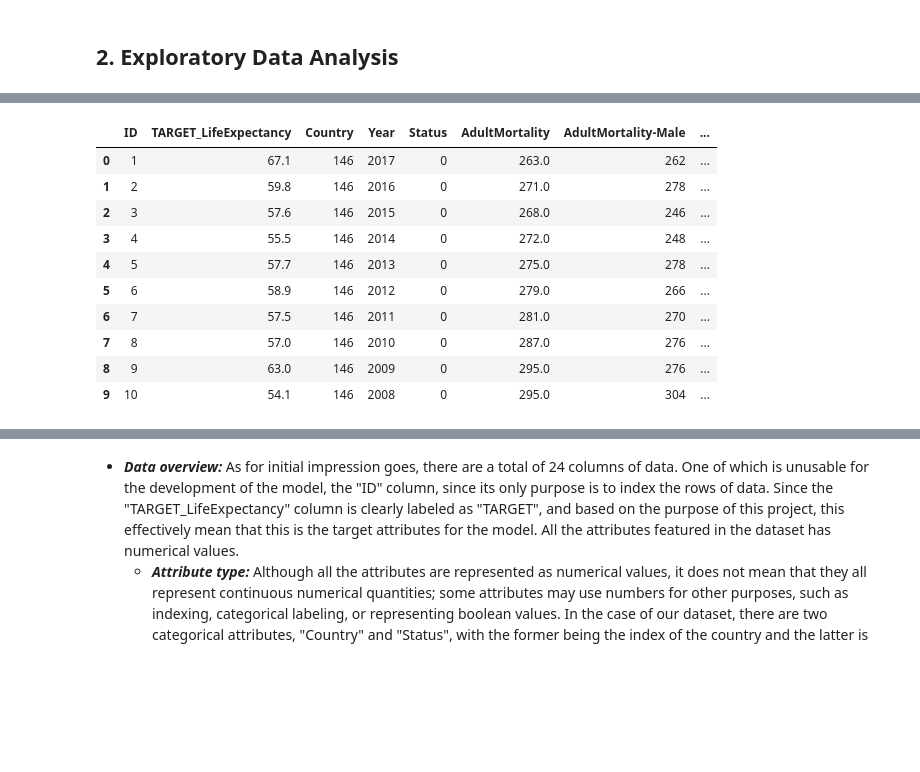
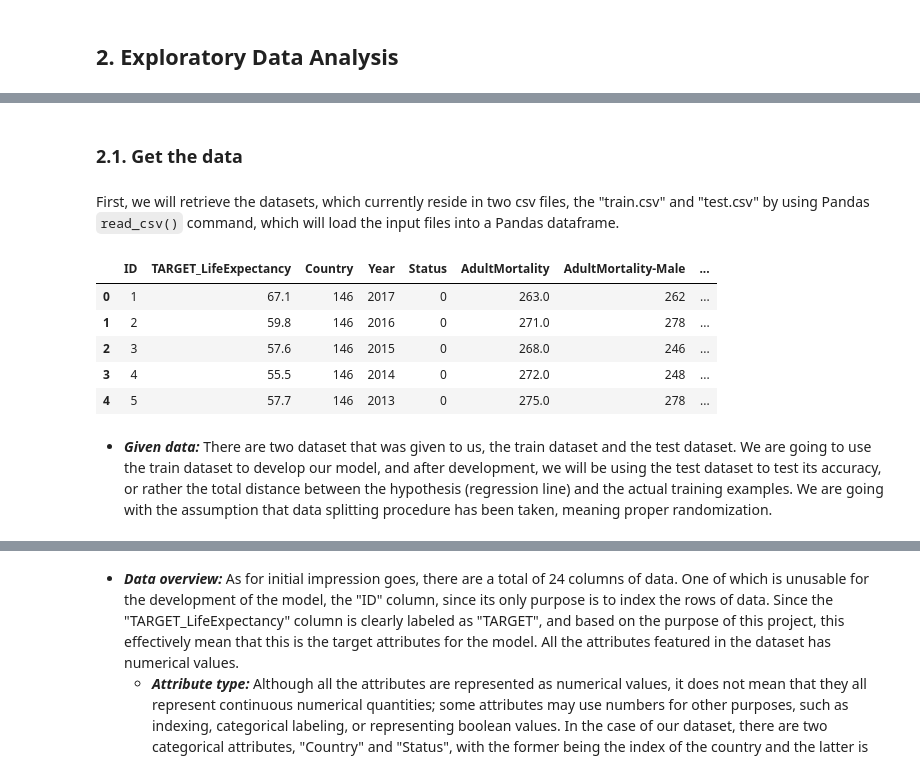
Before and after one commit to KanTheCodingNoob/Machine-Learning-LifeExpectancyPrediction, a Jupyter notebook: COSC2753_A1_S4019548.ipynb, the cells around one changed output, grey strips where cells are left out. Drawn from its saved outputs; the diff is of its cells as text; code cells hidden in the pictures; blank space fills up the shorter version.

Commit message:
Data overview

```diff
--- a/COSC2753_A1_S4019548.ipynb
+++ b/COSC2753_A1_S4019548.ipynb
@@ -29,20 +42,21 @@ Given the nature of the dataset and the goal of predicting life expectancy, this
+# %% [markdown]
+### 2.1. Get the data
+# %% [markdown]
+First, we will retrieve the datasets, which currently reside in two csv files, the "train.csv" and "test.csv" by using Pandas `read_csv()` command, which will load the input files into a Pandas dataframe.
 # %%
 train_data = pd.read_csv('data/train.csv')
 test_data = pd.read_csv('data/test.csv')
 # %%
-train_data.head(10)
+train_data.head()
 # %% [output]
 |  | ID | TARGET_LifeExpectancy | Country | Year | Status | AdultMortality | AdultMortality-Male | ... |
 | 0 | 1 | 67.1 | 146 | 2017 | 0 | 263.0 | 262 | ... |
 | 1 | 2 | 59.8 | 146 | 2016 | 0 | 271.0 | 278 | ... |
 | 2 | 3 | 57.6 | 146 | 2015 | 0 | 268.0 | 246 | ... |
 | 3 | 4 | 55.5 | 146 | 2014 | 0 | 272.0 | 248 | ... |
 | 4 | 5 | 57.7 | 146 | 2013 | 0 | 275.0 | 278 | ... |
-| 5 | 6 | 58.9 | 146 | 2012 | 0 | 279.0 | 266 | ... |
-| 6 | 7 | 57.5 | 146 | 2011 | 0 | 281.0 | 270 | ... |
-| 7 | 8 | 57.0 | 146 | 2010 | 0 | 287.0 | 276 | ... |
-| 8 | 9 | 63.0 | 146 | 2009 | 0 | 295.0 | 276 | ... |
-| 9 | 10 | 54.1 | 146 | 2008 | 0 | 295.0 | 304 | ... |
+# %% [markdown]
+* ___Given data:___ There are two dataset that was given to us, the train dataset and the test dataset. We are going to use the train dataset to develop our model, and after development, we will be using the test dataset to test its accuracy, or rather the total distance between the hypothesis (regression line) and the actual training examples. We are going with the assumption that data splitting procedure has been taken, meaning proper randomization.
 # %%
 train_data.info()
 # %% [output]
```
Also changed, not shown: parts of 9 cells of this notebook.
